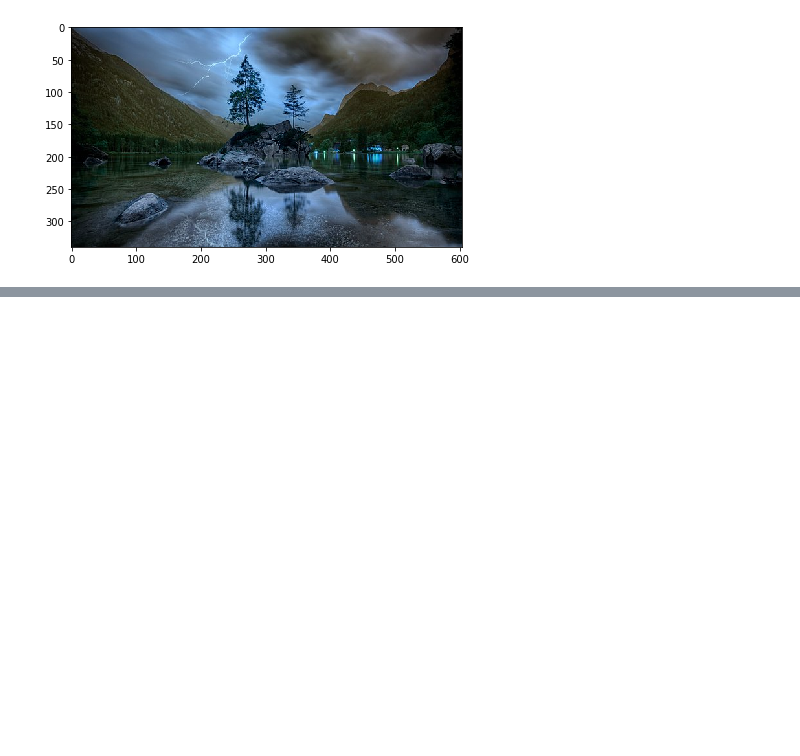
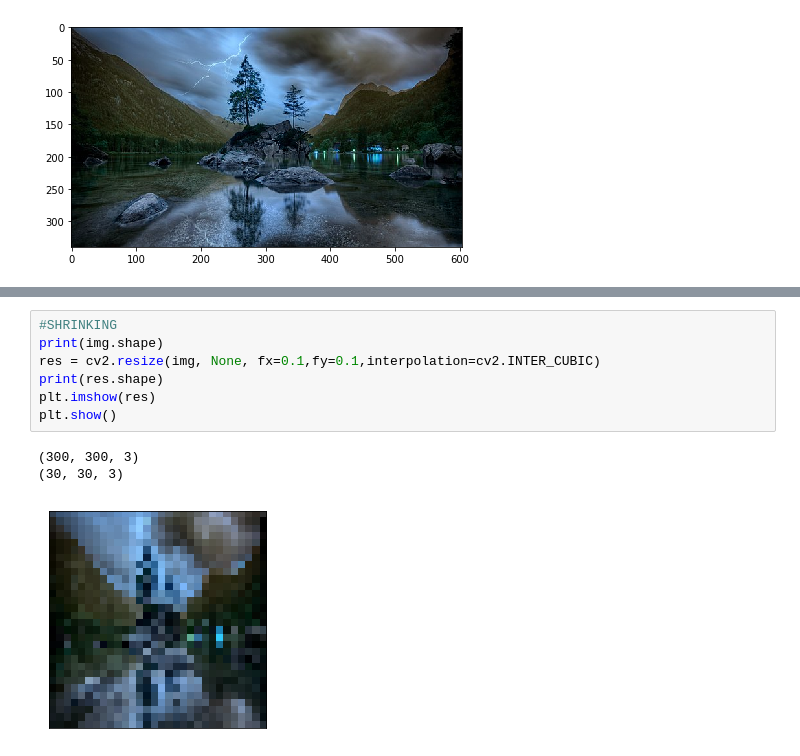
Before and after one commit to JonathanGironHound5/PDI, a Jupyter notebook: Clase_2.ipynb, the cells around one changed output, grey strips where cells are left out. Saved outputs shown, nothing was run; the diff lists cells and outputs as text; blank space fills up the shorter version.

```diff
--- a/Clase_2.ipynb
+++ b/Clase_2.ipynb
@@ -53,0 +67,11 @@ plt.show()
+# %%
+#SHRINKING
+print(img.shape)
+res = cv2.resize(img, None, fx=0.1,fy=0.1,interpolation=cv2.INTER_CUBIC)
+print(res.shape)
+plt.imshow(res)
+plt.show()
+# %% [output]
+(300, 300, 3)
+(30, 30, 3)
+[figure, added]
```
Also changed, not shown: parts of 4 cells of this notebook.
